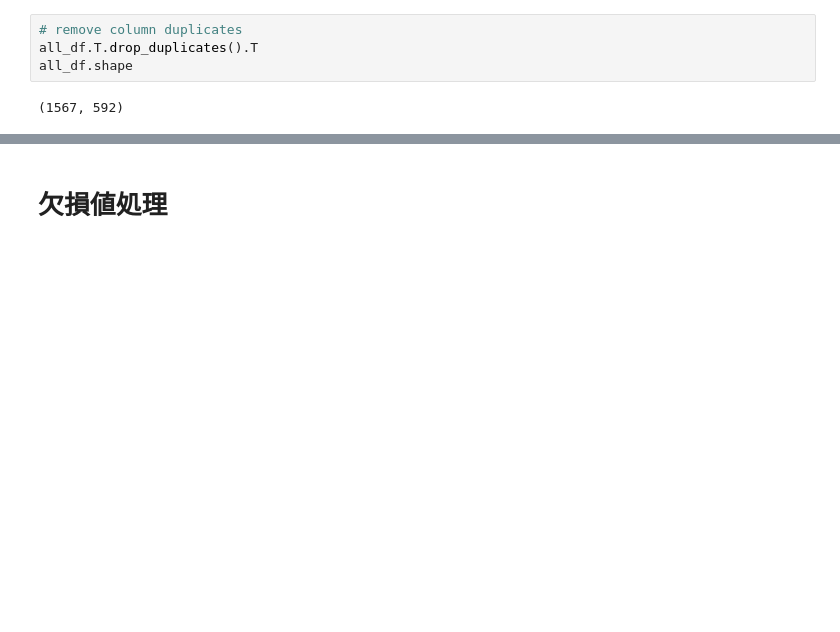
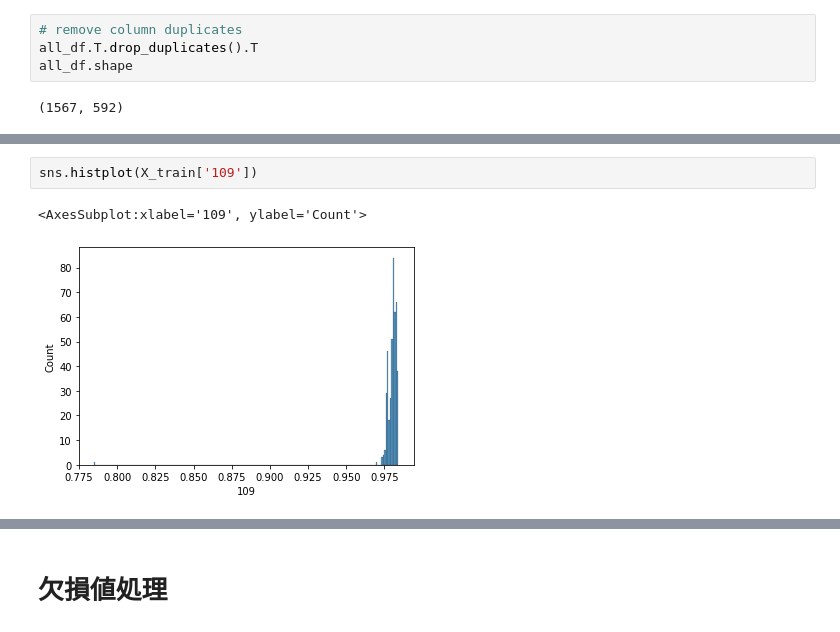
Before and after one commit to mickey390390/UCI_SECOM_dataset, a Jupyter notebook: EDA.ipynb, the cells around one changed output, grey strips where cells are left out. Saved outputs shown, nothing was run; the diff lists cells and outputs as text; blank space fills up the shorter version.

```diff
--- a/EDA.ipynb
+++ b/EDA.ipynb
@@ -48,0 +123,5 @@ all_df.shape
+# %%
+sns.histplot(X_train['109'])
+# %% [output]
+<AxesSubplot:xlabel='109', ylabel='Count'>
+[figure, added]
```
Also changed, not shown: parts of 61 cells of this notebook.
